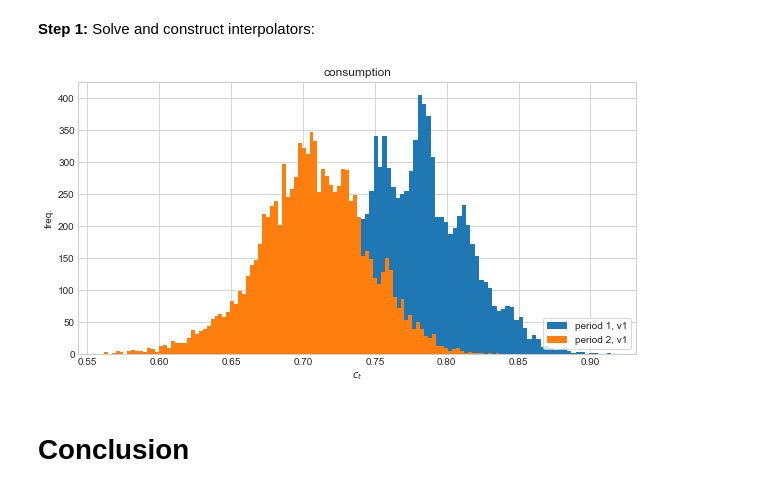
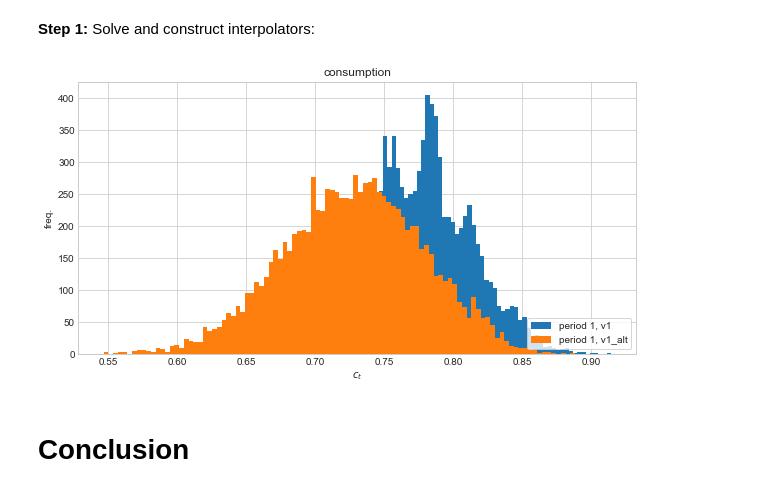
Before and after one commit to NumEconCopenhagen/projects-2020-kongeraekken-1, a Jupyter notebook: modelproject/modelproject.ipynb, the cells around one changed output. Drawn from its saved outputs; the diff is of its cells as text; code cells hidden in the pictures.

```diff
--- a/modelproject/modelproject.ipynb
+++ b/modelproject/modelproject.ipynb
@@ -61,7 +70,7 @@ where the constraint on consumption in period 2 is derived from the intertempora
 First we define all **symbols**
 # %%
 # define symbols
-#m1 = sm.symbols('m_1')
+m1 = sm.symbols('m_1')
 c1 = sm.symbols('c_1')
 c2 = sm.symbols('c_2')
 r = sm.symbols('r')
@@ -112,7 +121,7 @@ c1_func = sm.lambdify((m1,r,beta,rho),c1_star)
 c2_func = sm.lambdify((m1,r,beta,rho),c2_star)
 # %%
 # define parameter values
-#m1 = 1
+m1 = 1
 r = 0.04
 beta = 0.94
 rho = 8
@@ -205,17 +200,9 @@ def v2(c2,m2,rho,nu,kappa):
     return utility(c2,rho) + bequest(m2,c2,nu,kappa,rho)
 
 def v1(c1,m1,rho,beta,r,Delta,v2_interp):
-
-    # a. v2 value, if low income
-    m2_low = (1+r)*(m1-c1) + 1-Delta
-    v2_low = v2_interp([m2_low])[0]
-
-    # b. v2 value, if high income
-    m2_high = (1+r)*(m1-c1) + 1+Delta
-    v2_high = v2_interp([m2_high])[0]
-
-    # c. expected v2 value
-    v2 = 0.5*v2_low + 0.5*v2_high
+    y2=1
+    m2 = (1+r)*(m1-c1) + y2
+    v2 = v2_interp([m2])[0]
 
     # d. total value
     return utility(c1,rho) + beta*v2
@@ -376,37 +377,37 @@ sim_m2 = (1+r)*sim_a1+np.random.choice([0.5,1.5],p=[0.5,0.5])
 sim_c2 = c2_interp(sim_m2)
 # %%
 # b. simulate and plot for v1_alt risk
-#m1_vec_alt,c1_vec_alt,m2_vec_alt,c2_vec_alt = solve(rho,beta,r,Delta,nu,kappa,v1_alt)
-#c1_interp_alt = interpolate.RegularGridInterpolator([m1_vec_alt], c1_vec_alt,
-#                                                bounds_error=False,fill_value=None)
-#c2_interp_alt = interpolate.RegularGridInterpolator([m2_vec_alt], c2_vec_alt,
-#                                                bounds_error=False,fill_value=None)
+m1_vec_alt,c1_vec_alt,m2_vec_alt,c2_vec_alt = solve(rho,beta,r,Delta,nu,kappa,v1_alt)
+c1_interp_alt = interpolate.RegularGridInterpolator([m1_vec_alt], c1_vec_alt,
+                                                bounds_error=False,fill_value=None)
+c2_interp_alt = interpolate.RegularGridInterpolator([m2_vec_alt], c2_vec_alt,
+                                                bounds_error=False,fill_value=None)
 # b. period 1
-#sim_c1_alt = c1_interp_alt(sim_m1)
-#sim_a1_alt = sim_m1-sim_c1_alt
+sim_c1_alt = c1_interp_alt(sim_m1)
+sim_a1_alt = sim_m1-sim_c1_alt
 
 # c. transition to period 2 with random draw
-#sim_m2_alt = (1+r)*sim_a1_alt+np.random.choice([(1-np.sqrt(0.5)),0.5,1.5,(1+np.sqrt(0.5))],p=[0.1,0.4,0.4,0.1])
+sim_m2_alt = (1+r)*sim_a1_alt+np.random.choice([(1-np.sqrt(0.5)),0.5,1.5,(1+np.sqrt(0.5))],p=[0.1,0.4,0.4,0.1],size=simN)
 
 # d. period 2
-#sim_c2_alt = c2_interp_alt(sim_m2_alt)
+sim_c2_alt = c2_interp_alt(sim_m2_alt)
 # %%
 # plot
 fig = plt.figure(figsize=(10,5))
 ax = fig.add_subplot(1,1,1)
 
 ax.hist(sim_c1,bins=100,label=f'period 1, v1')
-ax.hist(sim_c2,bins=100,label=f'period 2, v1')
+#ax.hist(sim_c2,bins=100,label=f'period 2, v1')
 
-#ax.hist(sim_c1_alt,bins=100,label=f'period 1, v1_alt')
+ax.hist(sim_c1_alt,bins=100,label=f'period 1, v1_alt')
 #ax.hist(sim_c2_alt,bins=100,label=f'period 2, v1_alt')
 
 ax.legend(loc='lower right',facecolor='white',frameon=True)
 ax.set_xlabel('$c_t$')
 ax.set_ylabel('freq.')
 ax.set_title('consumption');
 # %% [output]
-[figure, old version]
+[figure, new version]
 # %% [markdown]
 # Conclusion
 # %% [markdown]
```
Also changed, not shown: parts of 20 cells of this notebook, 1 other file.
